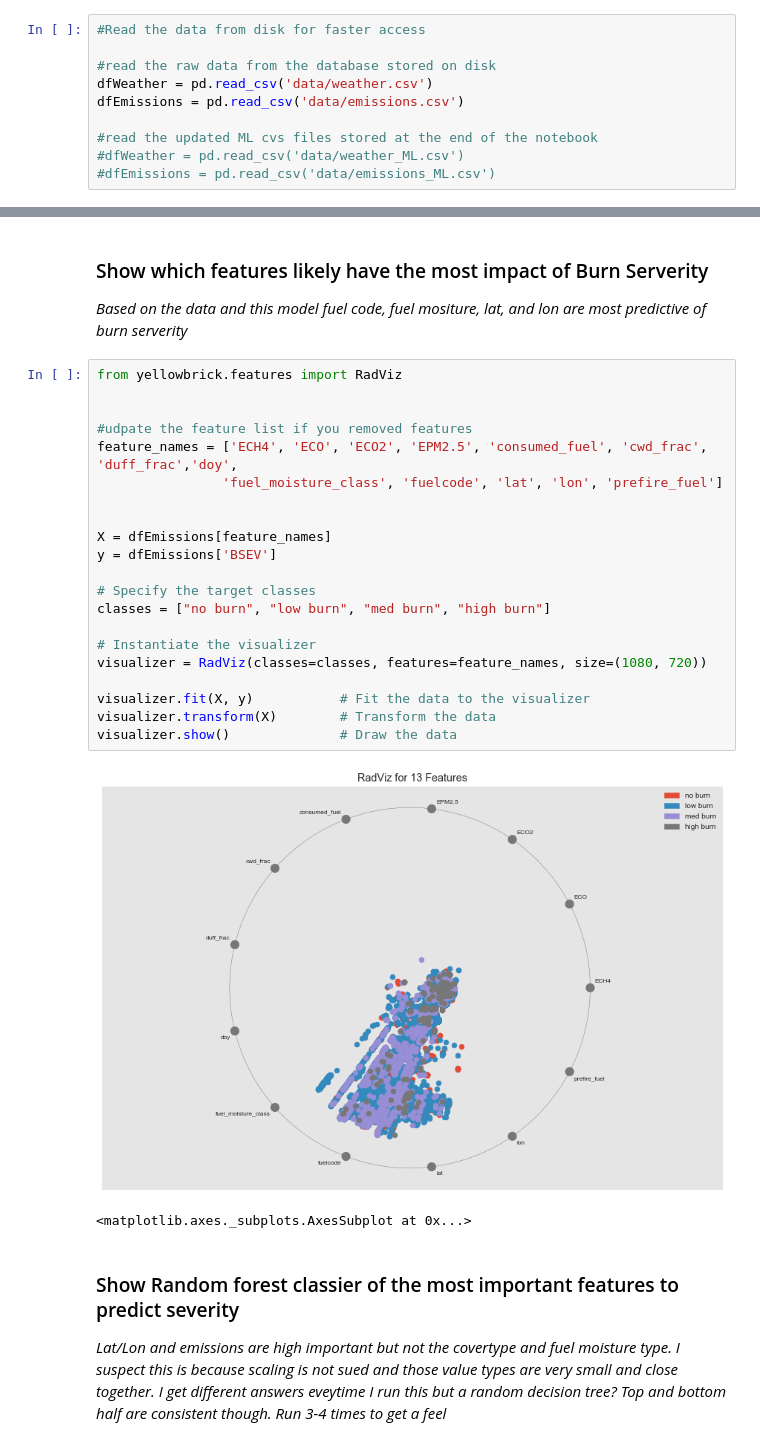
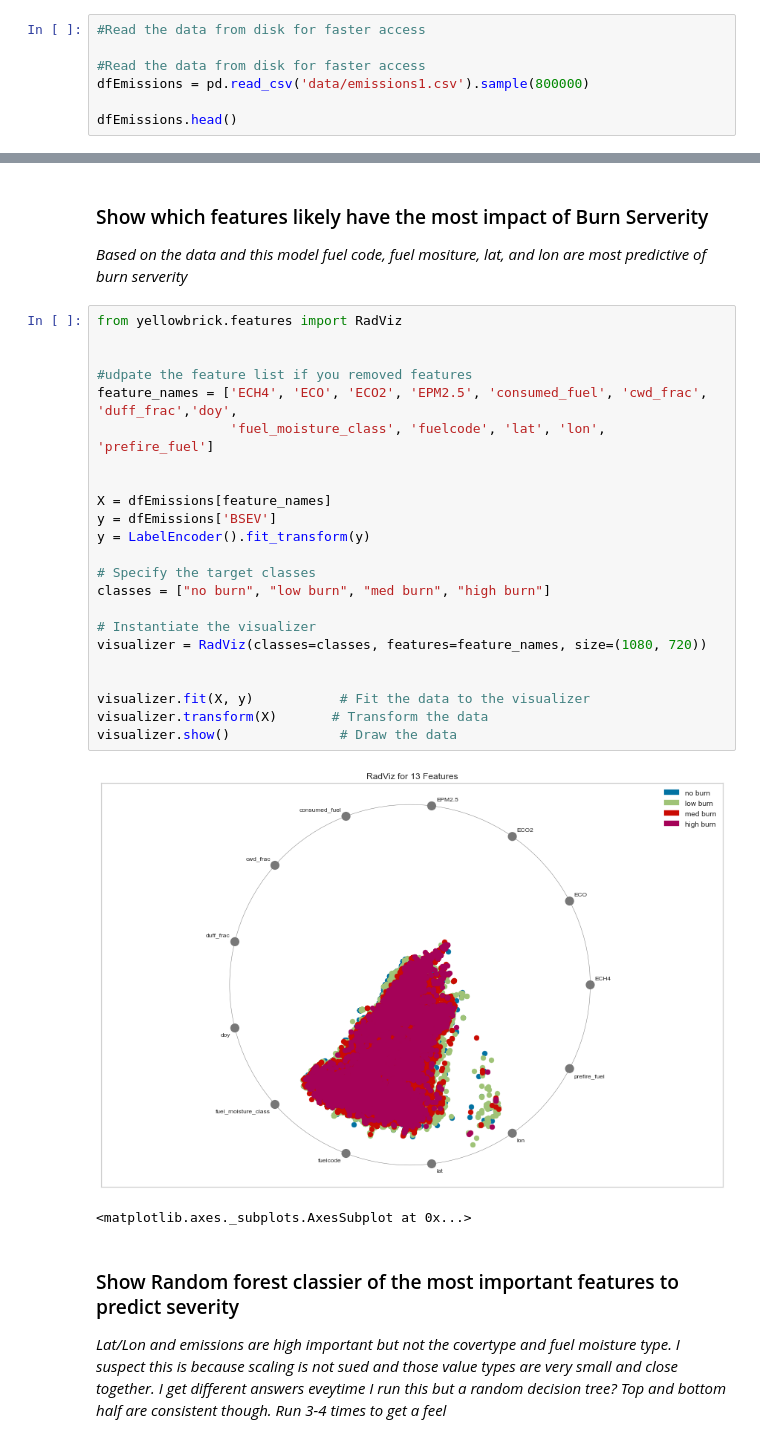
Before and after one commit to NahidGithub/Predicting-Wildfires, a Jupyter notebook: notebooks/WildFires_Data_Exploration.ipynb, the cells around one changed output, grey strips where cells are left out. Saved outputs shown, nothing was run; the diff lists cells and outputs as text.

```diff
--- a/notebooks/WildFires_Data_Exploration.ipynb
+++ b/notebooks/WildFires_Data_Exploration.ipynb
@@ -81,10 +83,7 @@ dfEmissions.to_csv('data/emissions.csv', index = False)
 # %%
 #Read the data from disk for faster access
 
-#read the raw data from the database stored on disk
-dfWeather = pd.read_csv('data/weather.csv')
-dfEmissions = pd.read_csv('data/emissions.csv')
+#Read the data from disk for faster access
+dfEmissions = pd.read_csv('data/emissions1.csv').sample(800000)
 
-#read the updated ML cvs files stored at the end of the notebook
-#dfWeather = pd.read_csv('data/weather_ML.csv')
-#dfEmissions = pd.read_csv('data/emissions_ML.csv')
+dfEmissions.head()
@@ -194,26 +178,28 @@ Text(0.5, 0.98, 'Scatter-matrix for each input variable')
 # %%
 from yellowbrick.features import RadViz
 
 
 #udpate the feature list if you removed features
 feature_names = ['ECH4', 'ECO', 'ECO2', 'EPM2.5', 'consumed_fuel', 'cwd_frac', 'duff_frac','doy',
-                'fuel_moisture_class', 'fuelcode', 'lat', 'lon', 'prefire_fuel']
+                 'fuel_moisture_class', 'fuelcode', 'lat', 'lon', 'prefire_fuel']
 
 
 X = dfEmissions[feature_names]
 y = dfEmissions['BSEV']
+y = LabelEncoder().fit_transform(y)
 
 # Specify the target classes
 classes = ["no burn", "low burn", "med burn", "high burn"]
 
 # Instantiate the visualizer
 visualizer = RadViz(classes=classes, features=feature_names, size=(1080, 720))
 
+
 visualizer.fit(X, y)           # Fit the data to the visualizer
-visualizer.transform(X)        # Transform the data
+visualizer.transform(X)       # Transform the data
 visualizer.show()              # Draw the data
 # %% [output]
-[figure, old version]
+[figure, new version]
 <matplotlib.axes._subplots.AxesSubplot at 0x...>
 # %% [markdown]
 ### Show Random forest classier of the most important features to predict severity
```
Also changed, not shown: parts of 22 cells of this notebook.
